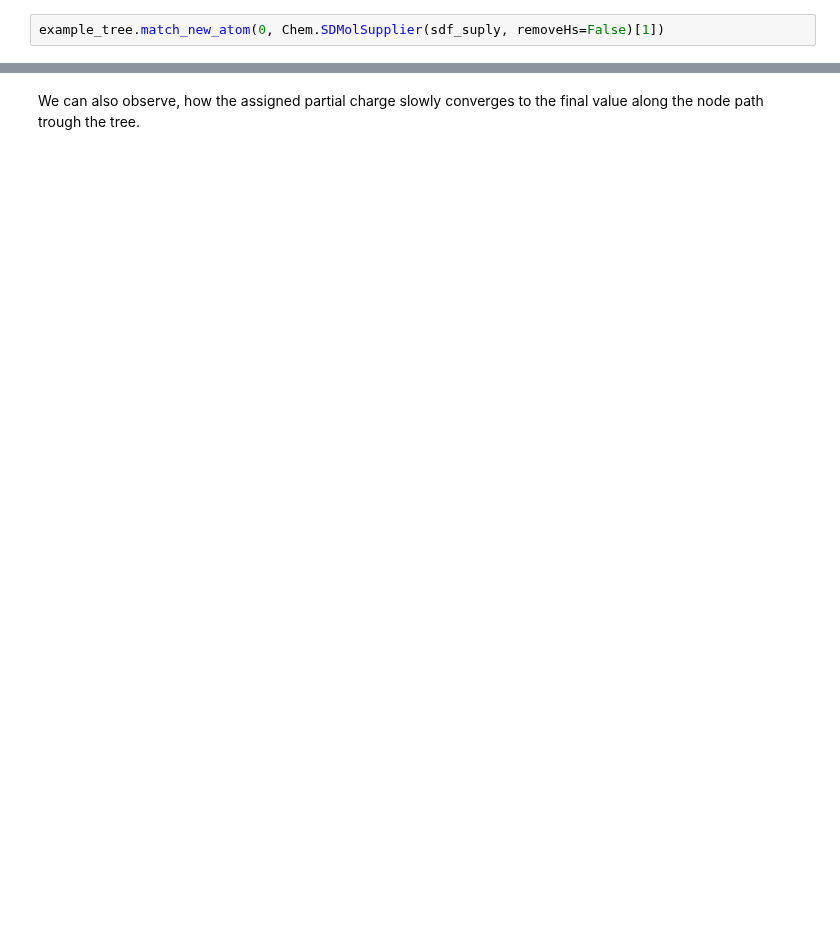
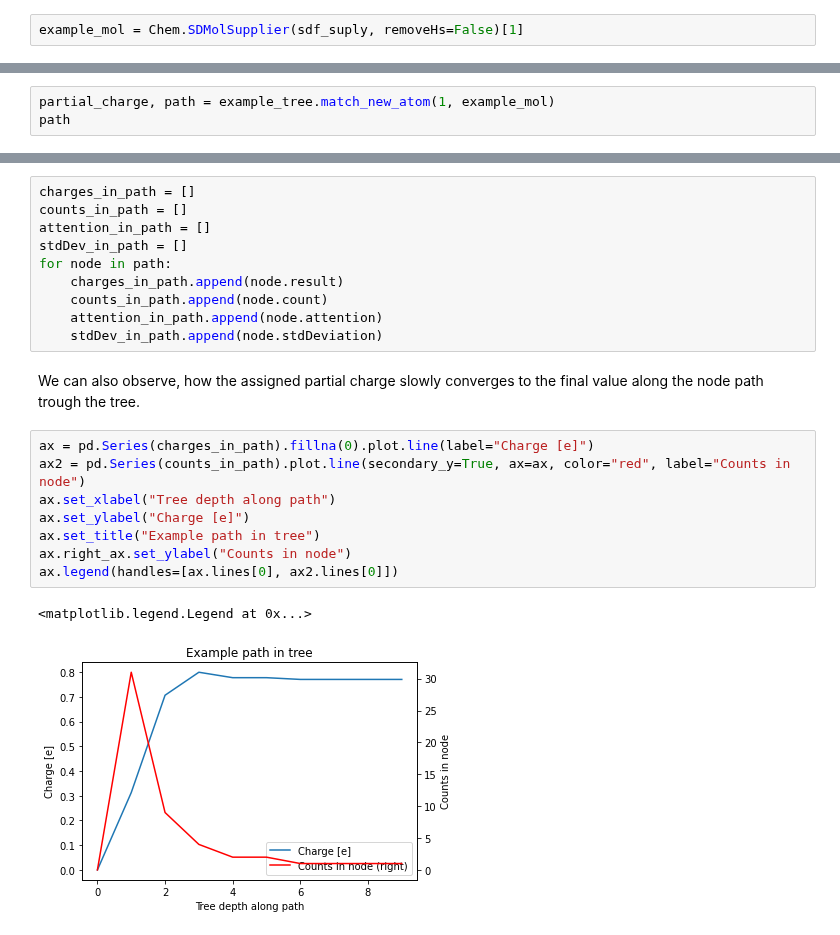
Before and after one commit to rinikerlab/DASH-tree, a Jupyter notebook: serenityff/charge/examples/04_build_a_decision_tree.ipynb, the cells around one changed output, grey strips where cells are left out. Saved outputs shown, nothing was run; the diff lists cells and outputs as text; blank space fills up the shorter version.

Commit message:
addition to tree jnb

```diff
--- a/serenityff/charge/examples/04_build_a_decision_tree.ipynb
+++ b/serenityff/charge/examples/04_build_a_decision_tree.ipynb
@@ -200,2 +203,2 @@ It can be seen, that even this very simple example tree can already assign parti
 # %%
-example_tree.match_new_atom(0, Chem.SDMolSupplier(sdf_suply, removeHs=False)[1])
+example_mol = Chem.SDMolSupplier(sdf_suply, removeHs=False)[1]
@@ -213,0 +205,3 @@ example_tree.match_new_atom(0, Chem.SDMolSupplier(sdf_suply, removeHs=False)[1])
+# %%
+partial_charge, path = example_tree.match_new_atom(1, example_mol)
+path
@@ -214,2 +219,23 @@ example_tree.match_new_atom(0, Chem.SDMolSupplier(sdf_suply, removeHs=False)[1])
+# %%
+charges_in_path = []
+counts_in_path = []
+attention_in_path = []
+stdDev_in_path = []
+for node in path:
+    charges_in_path.append(node.result)
+    counts_in_path.append(node.count)
+    attention_in_path.append(node.attention)
+    stdDev_in_path.append(node.stdDeviation)
 # %% [markdown]
 We can also observe, how the assigned partial charge slowly converges to the final value along the node path trough the tree.
+# %%
+ax = pd.Series(charges_in_path).fillna(0).plot.line(label="Charge [e]")
+ax2 = pd.Series(counts_in_path).plot.line(secondary_y=True, ax=ax, color="red", label="Counts in node")
+ax.set_xlabel("Tree depth along path")
+ax.set_ylabel("Charge [e]")
+ax.set_title("Example path in tree")
+ax.right_ax.set_ylabel("Counts in node")
+ax.legend(handles=[ax.lines[0], ax2.lines[0]])
+# %% [output]
+<matplotlib.legend.Legend at 0x...>
+[figure, added]
```
Also changed, not shown: parts of 23 cells of this notebook, 1 other file.
